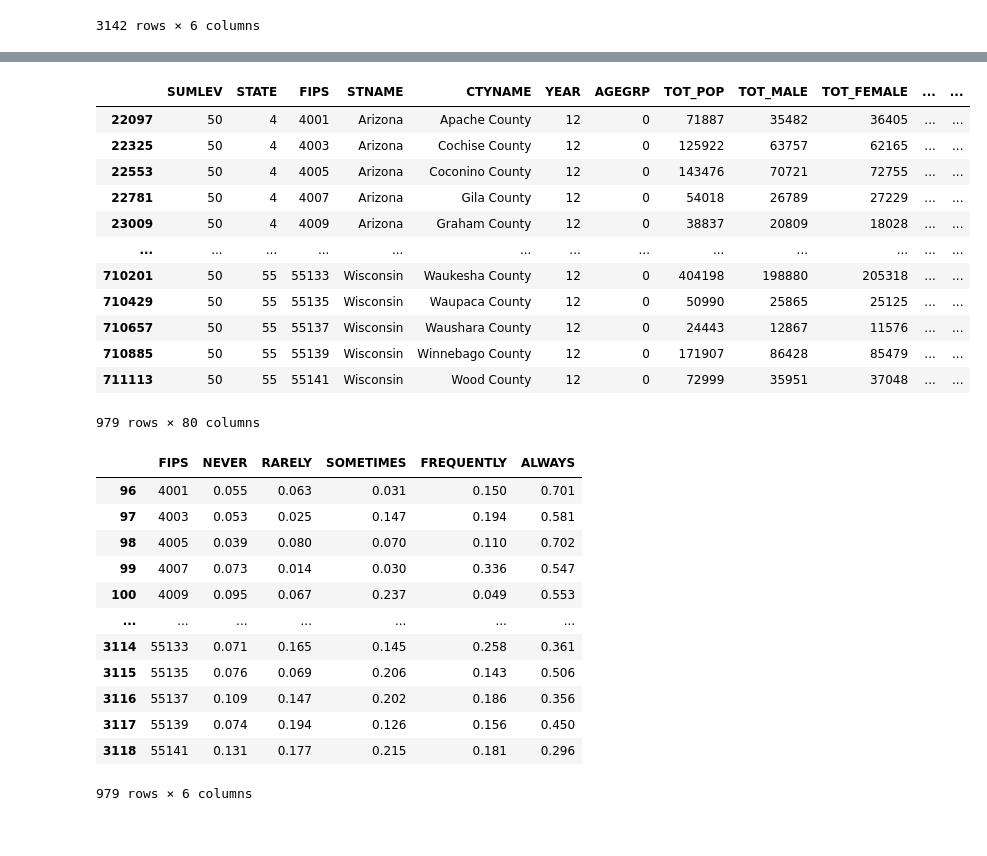
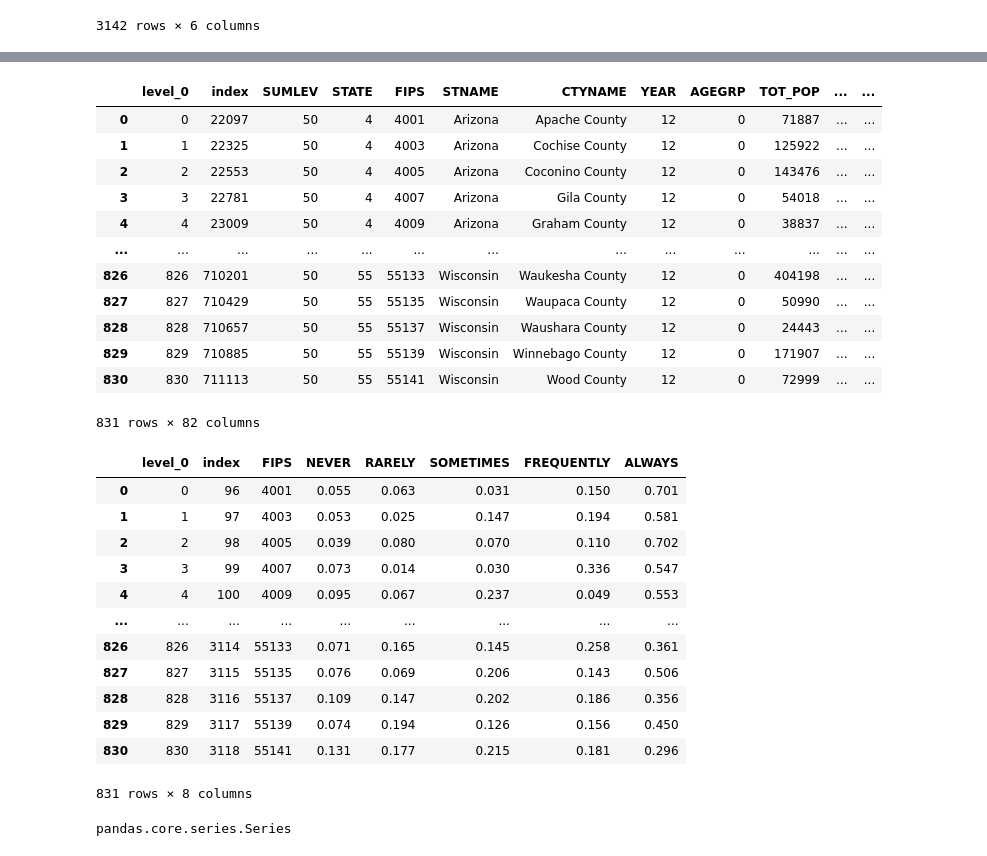
Before and after one commit to sangitarajank/disinfo-index, a Jupyter notebook: disinfo data reduction.ipynb, the cells around one changed output, grey strips where cells are left out. Cells and saved outputs as stored; diff of their text form; code cells hidden in the pictures.

```diff
--- a/disinfo data reduction.ipynb
+++ b/disinfo data reduction.ipynb
@@ -70,4 +71,4 @@ c2 #display dataframe
 # %%
 p1= pd.read_csv("~/Downloads/heatmap.csv") #import PLOS medicine dataset into dataframe
 # %%
-p1 #display dataframe
+p1 = p1.dropna() #display dataframe
@@ -87,0 +75,2 @@ p1 #display dataframe
+# %%
+p1 = p1[(p1['NME_Rate']) > 0]
@@ -204,36 +210,42 @@ y1 #display dataset
 # %%
 c2 = c2[x] #Census dataset reduced by index
 # %%
-c2 # display dataset
+c2.reset_index(inplace=True) # display dataset
+c2
 # %% [output]
-|  | SUMLEV | STATE | FIPS | STNAME | CTYNAME | YEAR | AGEGRP | TOT_POP | TOT_MALE | TOT_FEMALE | ... | ... |
-| 22097 | 50 | 4 | 4001 | Arizona | Apache County | 12 | 0 | 71887 | 35482 | 36405 | ... | ... |
-| 22325 | 50 | 4 | 4003 | Arizona | Cochise County | 12 | 0 | 125922 | 63757 | 62165 | ... | ... |
-| 22553 | 50 | 4 | 4005 | Arizona | Coconino County | 12 | 0 | 143476 | 70721 | 72755 | ... | ... |
-| 22781 | 50 | 4 | 4007 | Arizona | Gila County | 12 | 0 | 54018 | 26789 | 27229 | ... | ... |
-| 23009 | 50 | 4 | 4009 | Arizona | Graham County | 12 | 0 | 38837 | 20809 | 18028 | ... | ... |
+|  | level_0 | index | SUMLEV | STATE | FIPS | STNAME | CTYNAME | YEAR | AGEGRP | TOT_POP | ... | ... |
+| 0 | 0 | 22097 | 50 | 4 | 4001 | Arizona | Apache County | 12 | 0 | 71887 | ... | ... |
+| 1 | 1 | 22325 | 50 | 4 | 4003 | Arizona | Cochise County | 12 | 0 | 125922 | ... | ... |
+| 2 | 2 | 22553 | 50 | 4 | 4005 | Arizona | Coconino County | 12 | 0 | 143476 | ... | ... |
+| 3 | 3 | 22781 | 50 | 4 | 4007 | Arizona | Gila County | 12 | 0 | 54018 | ... | ... |
+| 4 | 4 | 23009 | 50 | 4 | 4009 | Arizona | Graham County | 12 | 0 | 38837 | ... | ... |
 | ... | ... | ... | ... | ... | ... | ... | ... | ... | ... | ... | ... | ... |
-| 710201 | 50 | 55 | 55133 | Wisconsin | Waukesha County | 12 | 0 | 404198 | 198880 | 205318 | ... | ... |
-| 710429 | 50 | 55 | 55135 | Wisconsin | Waupaca County | 12 | 0 | 50990 | 25865 | 25125 | ... | ... |
-| 710657 | 50 | 55 | 55137 | Wisconsin | Waushara County | 12 | 0 | 24443 | 12867 | 11576 | ... | ... |
-| 710885 | 50 | 55 | 55139 | Wisconsin | Winnebago County | 12 | 0 | 171907 | 86428 | 85479 | ... | ... |
-| 711113 | 50 | 55 | 55141 | Wisconsin | Wood County | 12 | 0 | 72999 | 35951 | 37048 | ... | ... |
+| 826 | 826 | 710201 | 50 | 55 | 55133 | Wisconsin | Waukesha County | 12 | 0 | 404198 | ... | ... |
+| 827 | 827 | 710429 | 50 | 55 | 55135 | Wisconsin | Waupaca County | 12 | 0 | 50990 | ... | ... |
+| 828 | 828 | 710657 | 50 | 55 | 55137 | Wisconsin | Waushara County | 12 | 0 | 24443 | ... | ... |
+| 829 | 829 | 710885 | 50 | 55 | 55139 | Wisconsin | Winnebago County | 12 | 0 | 171907 | ... | ... |
+| 830 | 830 | 711113 | 50 | 55 | 55141 | Wisconsin | Wood County | 12 | 0 | 72999 | ... | ... |
-979 rows × 80 columns
+831 rows × 82 columns
 # %%
 ny1 = ny1[z] #NY Times dataset reduced by index
 # %%
-ny1 # display dataset
+ny1.reset_index(inplace=True) # display dataset
+ny1
 # %% [output]
-|  | FIPS | NEVER | RARELY | SOMETIMES | FREQUENTLY | ALWAYS |
-| 96 | 4001 | 0.055 | 0.063 | 0.031 | 0.150 | 0.701 |
-| 97 | 4003 | 0.053 | 0.025 | 0.147 | 0.194 | 0.581 |
-| 98 | 4005 | 0.039 | 0.080 | 0.070 | 0.110 | 0.702 |
-| 99 | 4007 | 0.073 | 0.014 | 0.030 | 0.336 | 0.547 |
-| 100 | 4009 | 0.095 | 0.067 | 0.237 | 0.049 | 0.553 |
-| ... | ... | ... | ... | ... | ... | ... |
-| 3114 | 55133 | 0.071 | 0.165 | 0.145 | 0.258 | 0.361 |
-| 3115 | 55135 | 0.076 | 0.069 | 0.206 | 0.143 | 0.506 |
-| 3116 | 55137 | 0.109 | 0.147 | 0.202 | 0.186 | 0.356 |
-| 3117 | 55139 | 0.074 | 0.194 | 0.126 | 0.156 | 0.450 |
-| 3118 | 55141 | 0.131 | 0.177 | 0.215 | 0.181 | 0.296 |
+|  | level_0 | index | FIPS | NEVER | RARELY | SOMETIMES | FREQUENTLY | ALWAYS |
+| 0 | 0 | 96 | 4001 | 0.055 | 0.063 | 0.031 | 0.150 | 0.701 |
+| 1 | 1 | 97 | 4003 | 0.053 | 0.025 | 0.147 | 0.194 | 0.581 |
+| 2 | 2 | 98 | 4005 | 0.039 | 0.080 | 0.070 | 0.110 | 0.702 |
+| 3 | 3 | 99 | 4007 | 0.073 | 0.014 | 0.030 | 0.336 | 0.547 |
+| 4 | 4 | 100 | 4009 | 0.095 | 0.067 | 0.237 | 0.049 | 0.553 |
+| ... | ... | ... | ... | ... | ... | ... | ... | ... |
+| 826 | 826 | 3114 | 55133 | 0.071 | 0.165 | 0.145 | 0.258 | 0.361 |
+| 827 | 827 | 3115 | 55135 | 0.076 | 0.069 | 0.206 | 0.143 | 0.506 |
+| 828 | 828 | 3116 | 55137 | 0.109 | 0.147 | 0.202 | 0.186 | 0.356 |
+| 829 | 829 | 3117 | 55139 | 0.074 | 0.194 | 0.126 | 0.156 | 0.450 |
+| 830 | 830 | 3118 | 55141 | 0.131 | 0.177 | 0.215 | 0.181 | 0.296 |
-979 rows × 6 columns
+831 rows × 8 columns
+# %%
+type(ny1['NEVER'])
+# %% [output]
+pandas.core.series.Series
```
Also changed, not shown: parts of 11 cells of this notebook.
